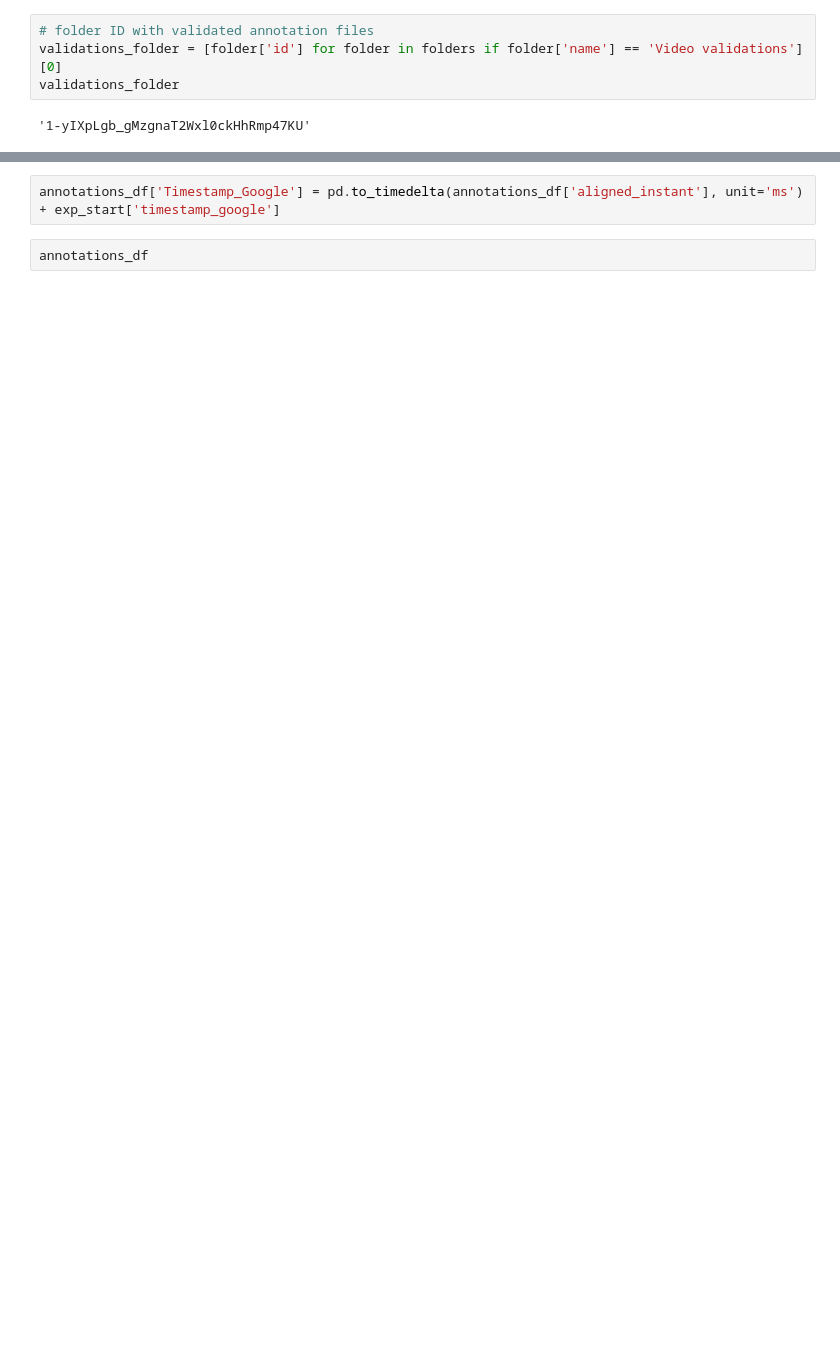
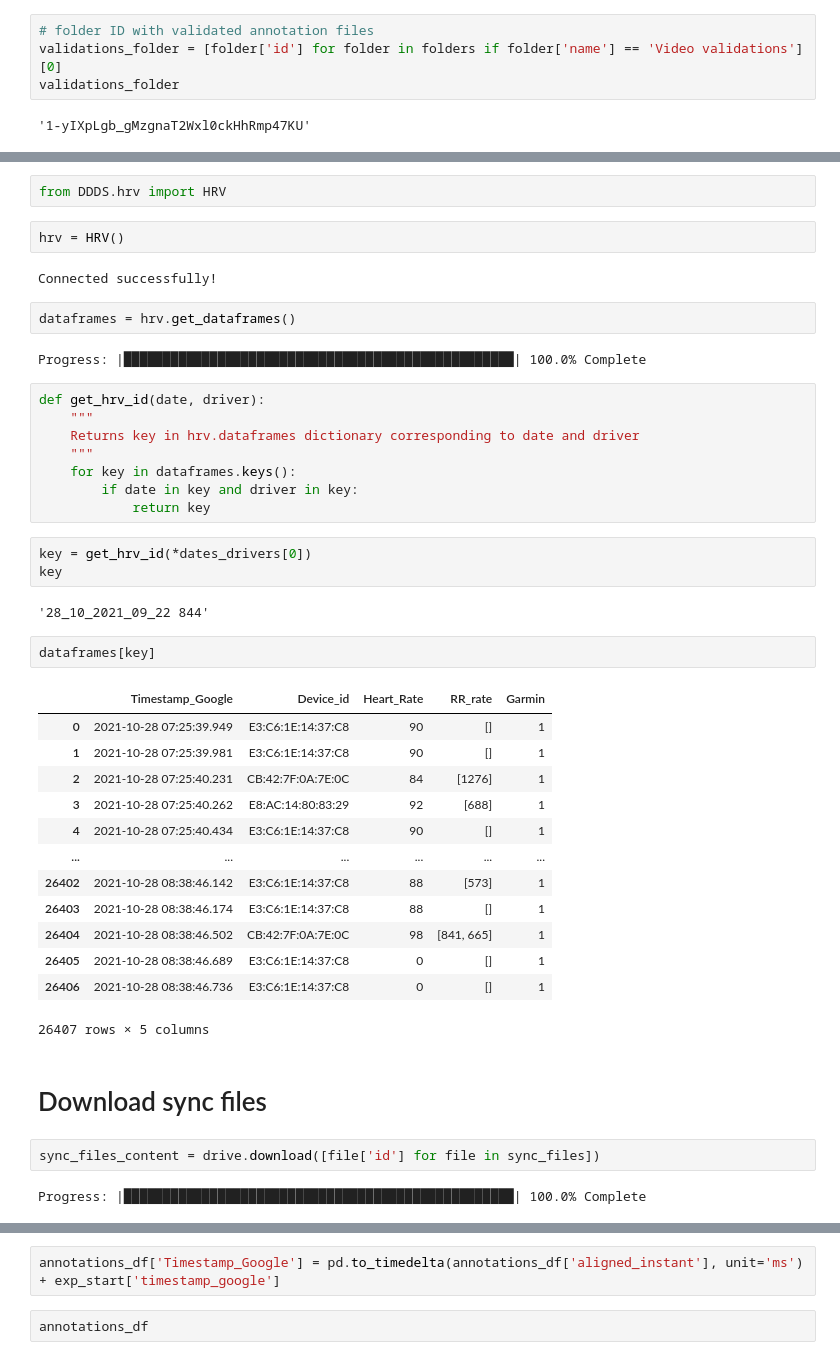
Before and after one commit to Jackfn96/3DS, a Jupyter notebook: notebooks/Time_sync.ipynb, the cells around one changed output, grey strips where cells are left out. Saved outputs shown, nothing was run; the diff lists cells and outputs as text; blank space fills up the shorter version.

Commit message:
Annotation dataframes with Timestamp_Google

```diff
--- a/notebooks/Time_sync.ipynb
+++ b/notebooks/Time_sync.ipynb
@@ -170,0 +121,45 @@ exp_start
+# %%
+from DDDS.hrv import HRV
+# %%
+hrv = HRV()
+# %% [output]
+Connected successfully!
+# %%
+dataframes = hrv.get_dataframes()
+# %% [output]
+Progress: |██████████████████████████████████████████████████| 100.0% Complete
+# %%
+def get_hrv_id(date, driver):
+    """
+    Returns key in hrv.dataframes dictionary corresponding to date and driver
+    """
+    for key in dataframes.keys():
+        if date in key and driver in key:
+            return key
+# %%
+key = get_hrv_id(*dates_drivers[0])
+key
+# %% [output]
+'28_10_2021_09_22 844'
+# %%
+dataframes[key]
+# %% [output]
+|  | Timestamp_Google | Device_id | Heart_Rate | RR_rate | Garmin |
+| 0 | 2021-10-28 07:25:39.949 | E3:C6:1E:14:37:C8 | 90 | [] | 1 |
+| 1 | 2021-10-28 07:25:39.981 | E3:C6:1E:14:37:C8 | 90 | [] | 1 |
+| 2 | 2021-10-28 07:25:40.231 | CB:42:7F:0A:7E:0C | 84 | [1276] | 1 |
+| 3 | 2021-10-28 07:25:40.262 | E8:AC:14:80:83:29 | 92 | [688] | 1 |
+| 4 | 2021-10-28 07:25:40.434 | E3:C6:1E:14:37:C8 | 90 | [] | 1 |
+| ... | ... | ... | ... | ... | ... |
+| 26402 | 2021-10-28 08:38:46.142 | E3:C6:1E:14:37:C8 | 88 | [573] | 1 |
+| 26403 | 2021-10-28 08:38:46.174 | E3:C6:1E:14:37:C8 | 88 | [] | 1 |
+| 26404 | 2021-10-28 08:38:46.502 | CB:42:7F:0A:7E:0C | 98 | [841, 665] | 1 |
+| 26405 | 2021-10-28 08:38:46.689 | E3:C6:1E:14:37:C8 | 0 | [] | 1 |
+| 26406 | 2021-10-28 08:38:46.736 | E3:C6:1E:14:37:C8 | 0 | [] | 1 |
+26407 rows × 5 columns
+# %% [markdown]
+# Download sync files
+# %%
+sync_files_content = drive.download([file['id'] for file in sync_files])
+# %% [output]
+Progress: |██████████████████████████████████████████████████| 100.0% Complete
```
Also changed, not shown: parts of 42 cells of this notebook, 1 other file.
